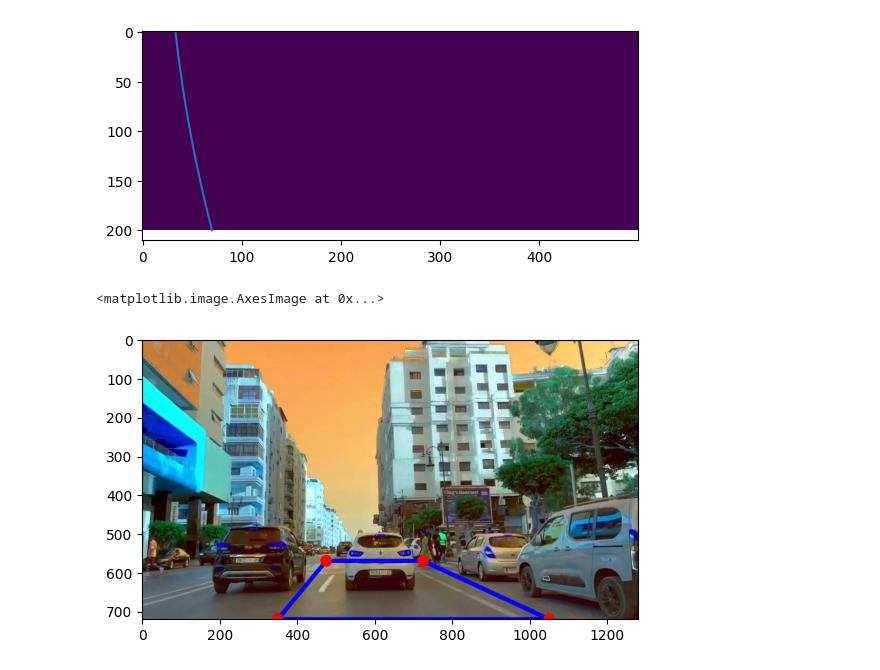
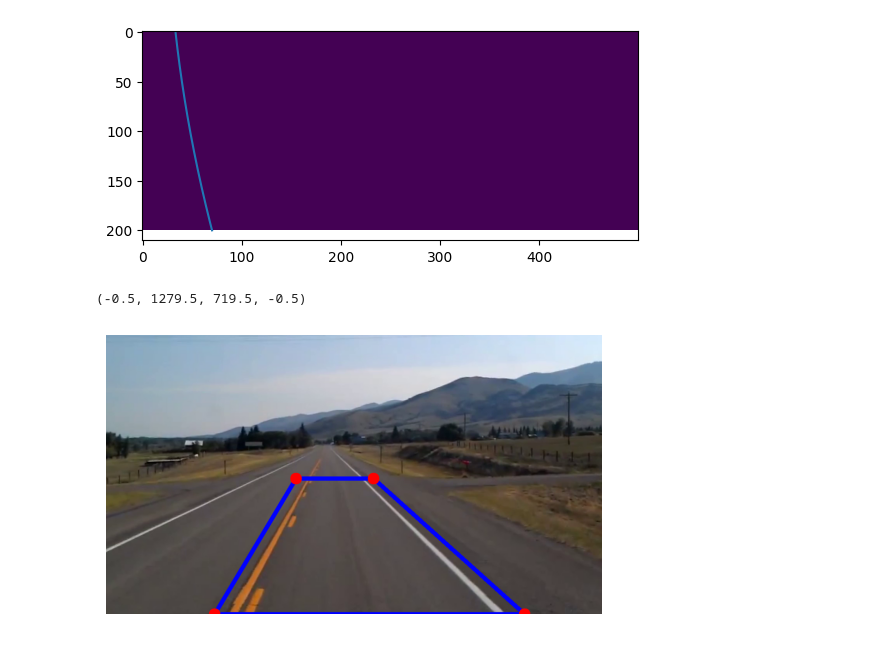
Before and after one commit to n2ak/pfe, a Jupyter notebook: src/edge_detection.ipynb, the cells around one changed output. Cells and saved outputs as stored; diff of their text form; code cells hidden in the pictures.

```diff
--- a/src/edge_detection.ipynb
+++ b/src/edge_detection.ipynb
@@ -448,25 +448,27 @@ get_radius(xx,yy),get_radius(xs[0],ys),get_radius(xs[1],ys)
 # %%
 from utils_ import draw_polygon,init_polygon,seek_video
 import cv2
 import matplotlib.pyplot as plt
-video = cv2.VideoCapture("../rsrc/tanj.mp4")
-seek_video(video, 2 * 60)
+video = cv2.VideoCapture("../rsrc/video1.mp4")
+# seek_video(video, 3 * 60)
 on,frame=video.read()
+frame = cv2.cvtColor(frame,cv2.COLOR_BGR2RGB)
 h,w = frame.shape[:2]
 poly=init_polygon(
     {
-        "polygon_height": 150,
-        "lane_center1": 600,
-        "lane_width1": 125*2,
-        "lane_center2": 700,
-        "lane_width2": 350*2,
+        "polygon_height": 350,
+        "lane_center1": 590,
+        "lane_width1": 100*2,
+        "lane_center2": 680,
+        "lane_width2": 400*2,
     },
     h
 )[0]
 frame=draw_polygon(frame,poly)
 video.release()
 cv2.destroyAllWindows()
 plt.imshow(frame)
+plt.axis("off")
 # %% [output]
-<matplotlib.image.AxesImage at 0x...>
+(-0.5, 1279.5, 719.5, -0.5)
-[figure, old version]
+[figure, new version]
```
Also changed, not shown: parts of 7 cells of this notebook, 12 other files.
